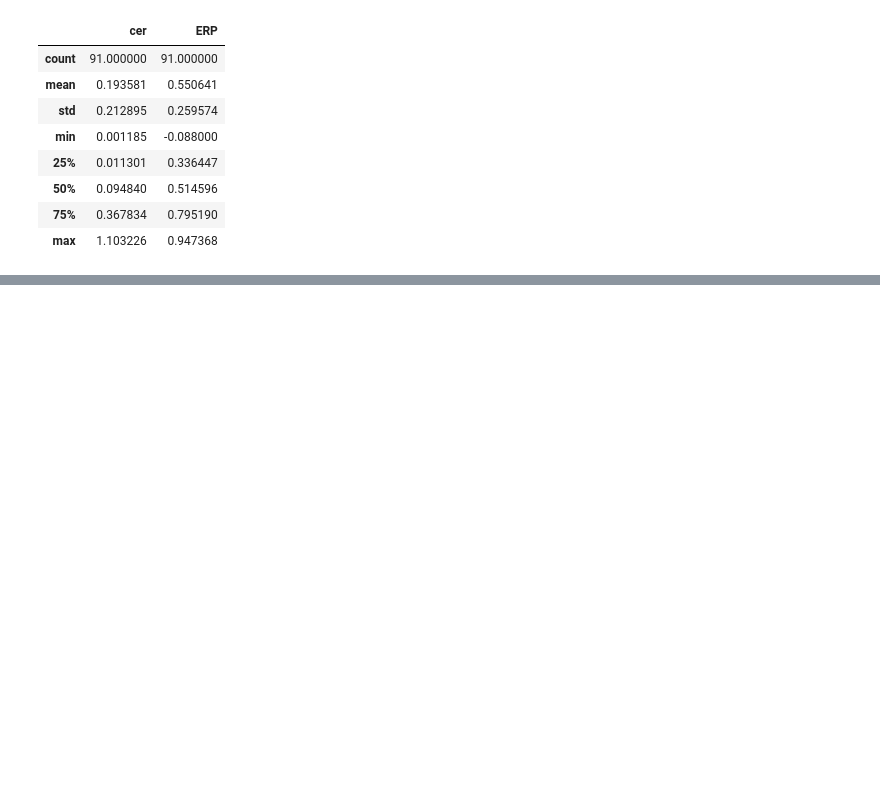
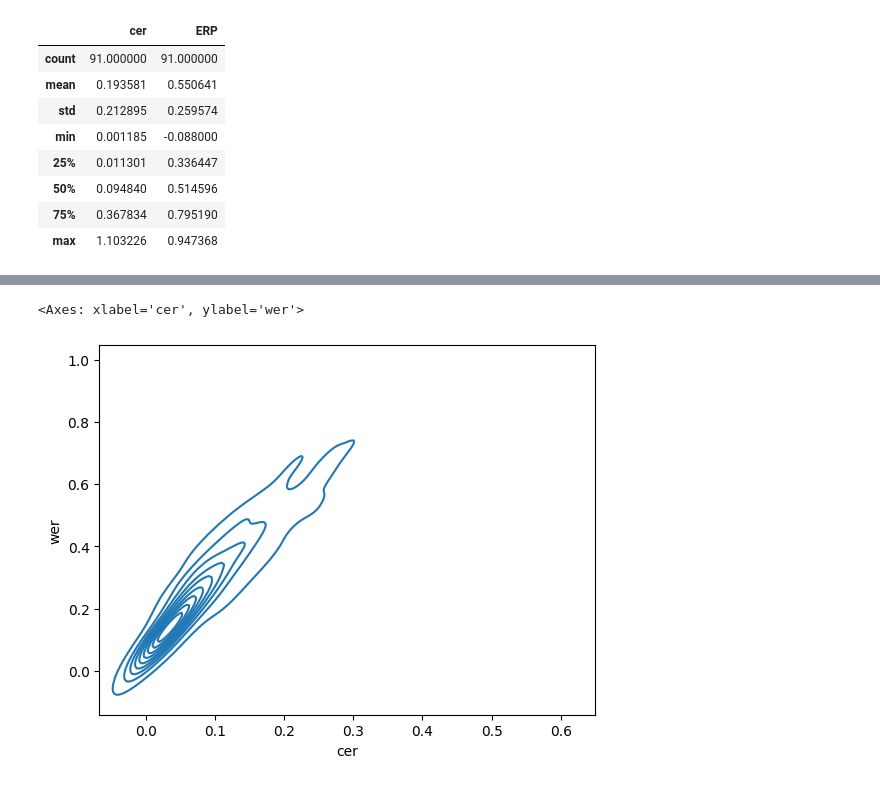
Before and after one commit to JonnoB/reading_the_unreadable, a Jupyter notebook: create_silver_set.ipynb, the cells around one changed output, grey strips where cells are left out. Cells and saved outputs as stored; diff of their text form; code cells hidden in the pictures; blank space fills up the shorter version.

```diff
--- a/create_silver_set.ipynb
+++ b/create_silver_set.ipynb
@@ -529,0 +756,5 @@ silver_instructions_between[['cer', 'ERP']].describe()
+# %%
+sns.kdeplot(data = gold_1000_df, y = 'wer', x = 'cer')
+# %% [output]
+<Axes: xlabel='cer', ylabel='wer'>
+[figure, added]
```
Also changed, not shown: parts of 73 cells of this notebook, 5 other files.
